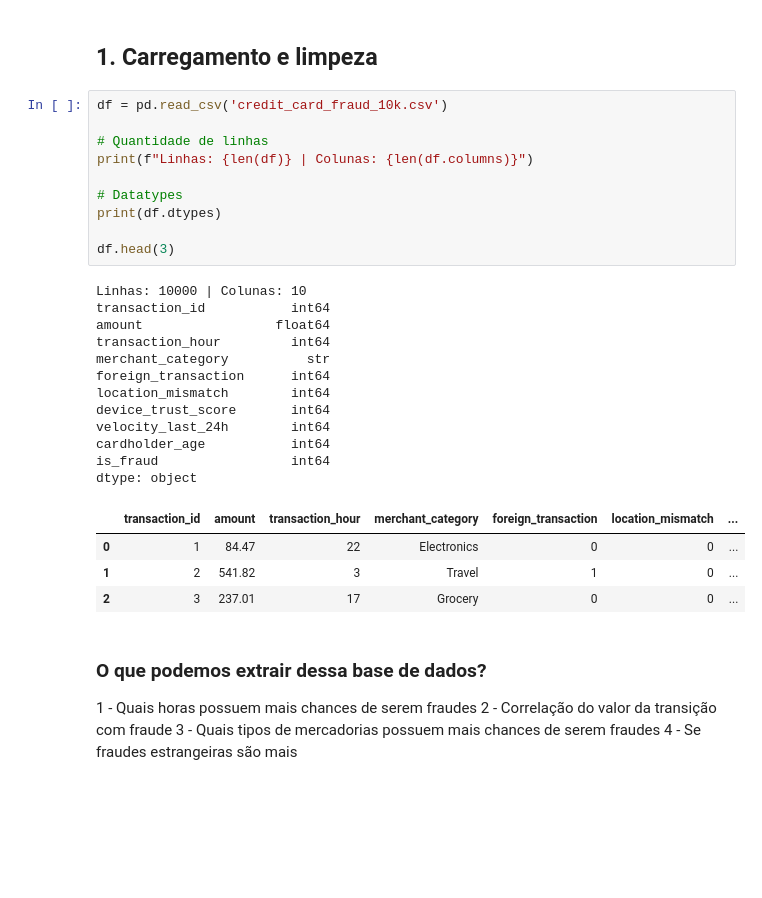
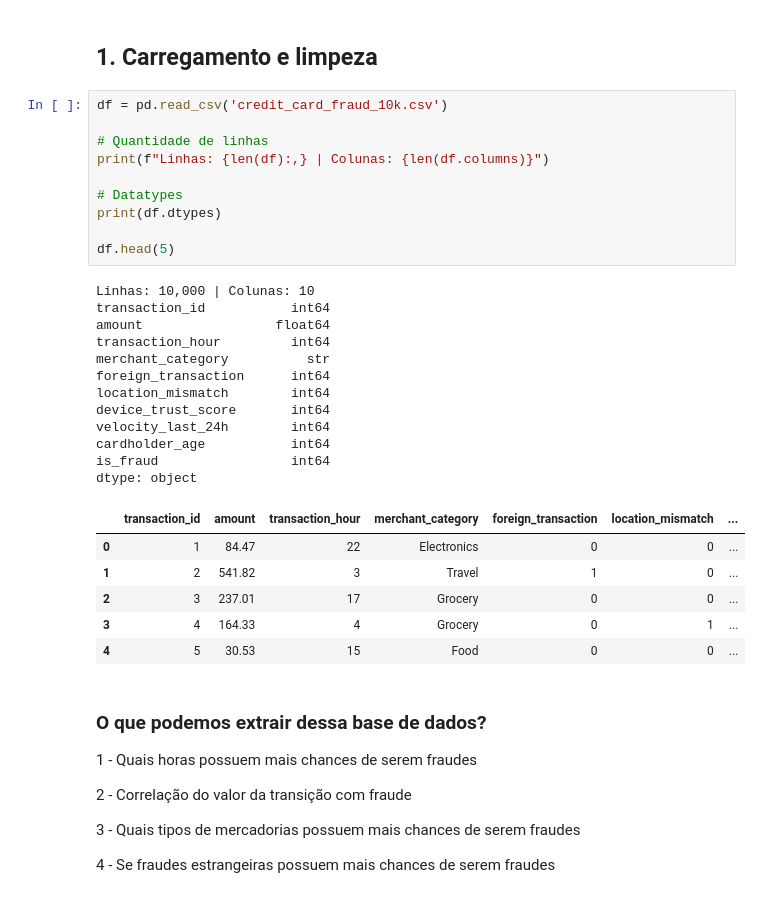
Before and after one commit to victorxavier01/EDA, a Jupyter notebook: 04-credit-card-fraud/eda_credit_fraud.ipynb, the cells around one changed output. Saved outputs shown, nothing was run; the diff lists cells and outputs as text; blank space fills up the shorter version.

```diff
--- a/04-credit-card-fraud/eda_credit_fraud.ipynb
+++ b/04-credit-card-fraud/eda_credit_fraud.ipynb
@@ -34,34 +35,39 @@ pd.set_option('display.max_colwidth', 50)
 # %%
 df = pd.read_csv('credit_card_fraud_10k.csv')
 
 # Quantidade de linhas
-print(f"Linhas: {len(df)} | Colunas: {len(df.columns)}")
+print(f"Linhas: {len(df):,} | Colunas: {len(df.columns)}")
 
 # Datatypes
 print(df.dtypes)
 
-df.head(3)
+df.head(5)
 # %% [output]
-Linhas: 10000 | Colunas: 10
+Linhas: 10,000 | Colunas: 10
 transaction_id           int64
 amount                 float64
 transaction_hour         int64
 merchant_category          str
 foreign_transaction      int64
 location_mismatch        int64
 device_trust_score       int64
 velocity_last_24h        int64
 cardholder_age           int64
 is_fraud                 int64
 dtype: object
 |  | transaction_id | amount | transaction_hour | merchant_category | foreign_transaction | location_mismatch | ... |
 | 0 | 1 | 84.47 | 22 | Electronics | 0 | 0 | ... |
 | 1 | 2 | 541.82 | 3 | Travel | 1 | 0 | ... |
 | 2 | 3 | 237.01 | 17 | Grocery | 0 | 0 | ... |
+| 3 | 4 | 164.33 | 4 | Grocery | 0 | 1 | ... |
+| 4 | 5 | 30.53 | 15 | Food | 0 | 0 | ... |
 # %% [markdown]
 ### O que podemos extrair dessa base de dados?
 
 1 - Quais horas possuem mais chances de serem fraudes
+
 2 - Correlação do valor da transição com fraude
+
 3 - Quais tipos de mercadorias possuem mais chances de serem fraudes
-4 - Se fraudes estrangeiras são mais
+
+4 - Se fraudes estrangeiras possuem mais chances de serem fraudes
```
Also changed, not shown: parts of 3 cells of this notebook.
